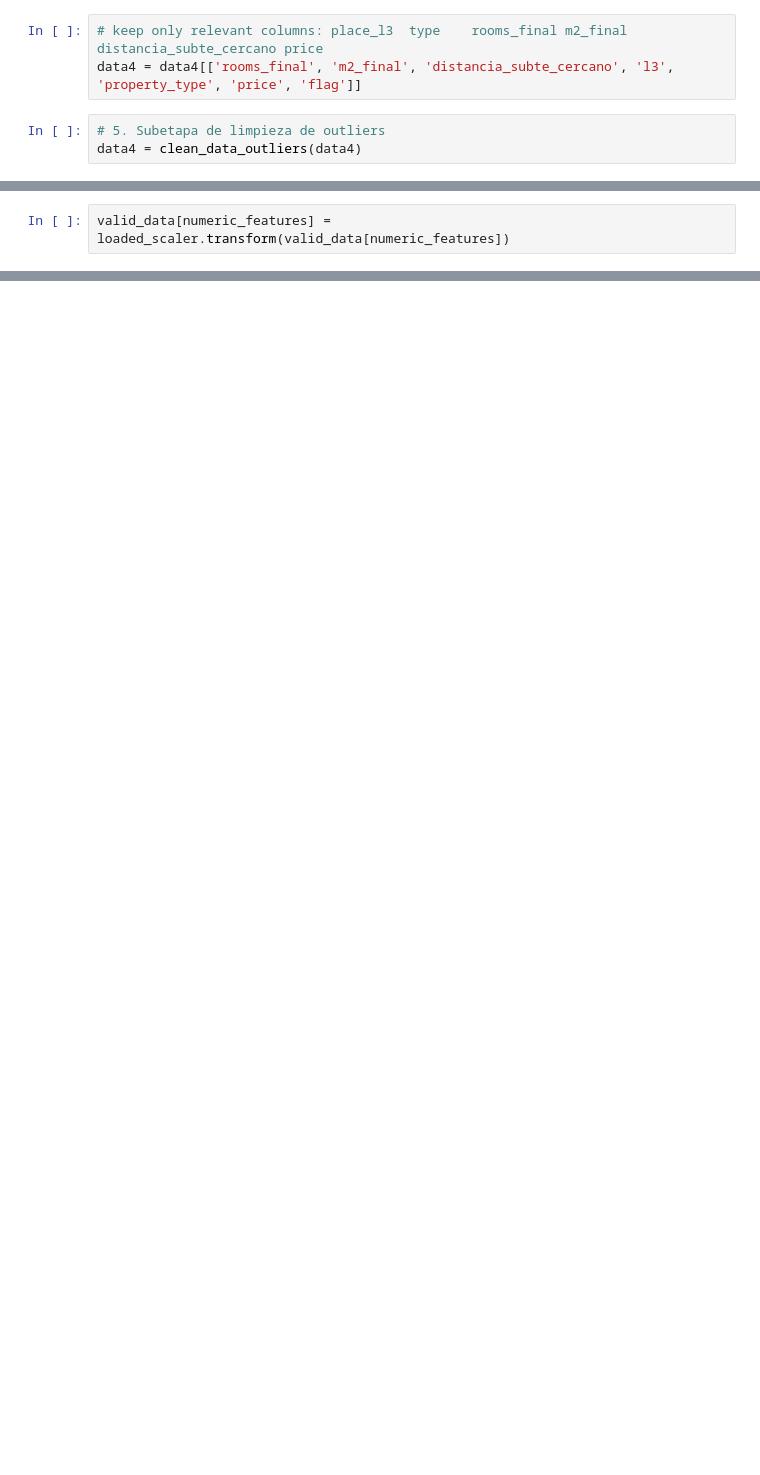
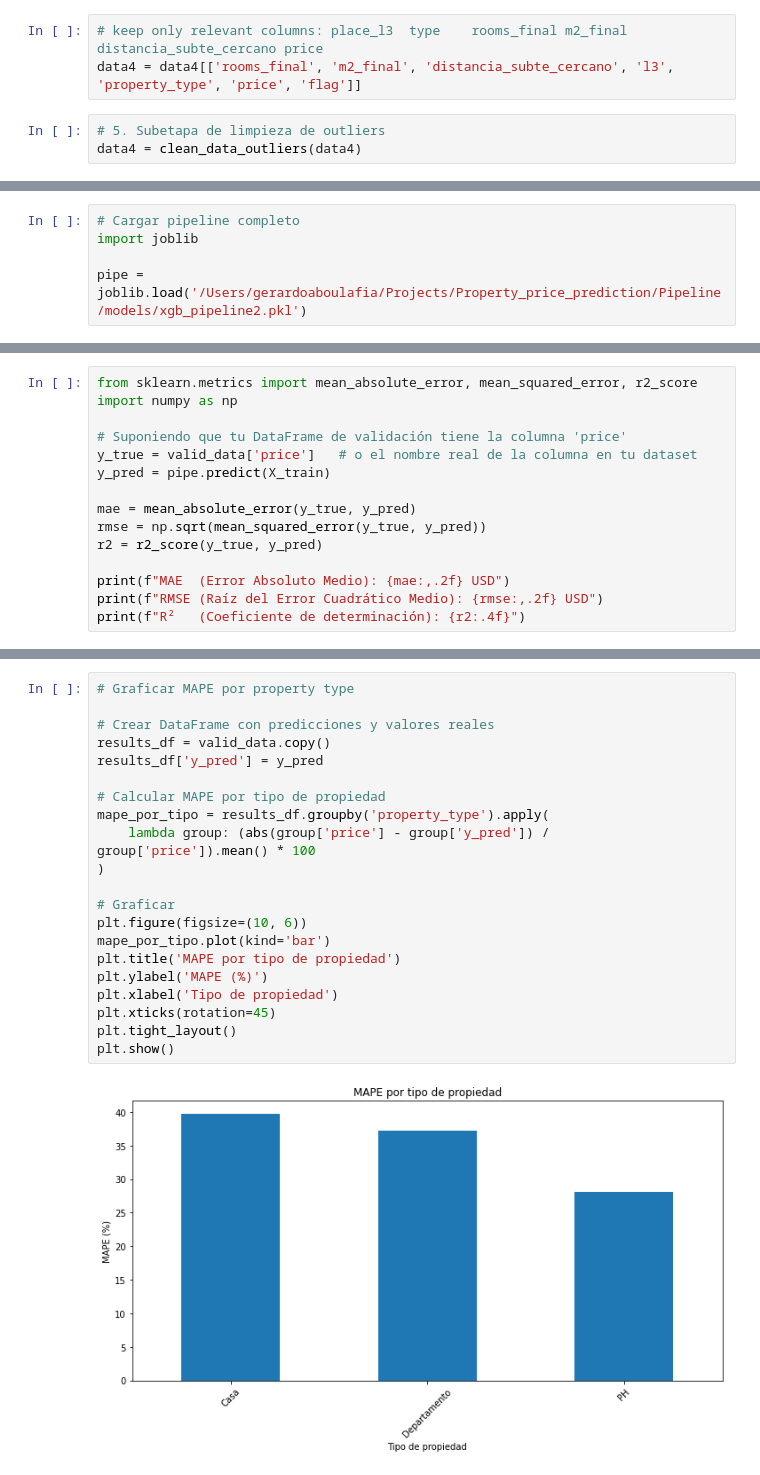
Before and after one commit to gerardoaboulafia/Property_price_prediction, a Jupyter notebook: Pipeline/test_pipeline.ipynb, the cells around one changed output, grey strips where cells are left out. Saved outputs shown, nothing was run; the diff lists cells and outputs as text; blank space fills up the shorter version.

```diff
--- a/Pipeline/test_pipeline.ipynb
+++ b/Pipeline/test_pipeline.ipynb
@@ -201,2 +193,0 @@ with open ('/Users/gerardoaboulafia/Projects/Property_price_prediction/Pipeline/
-# %%
-valid_data[numeric_features] = loaded_scaler.transform(valid_data[numeric_features])
@@ -226,0 +236,5 @@ Index(['rooms_final', 'm2_final', 'distancia_subte_cercano', 'l3',
+# %%
+# Cargar pipeline completo
+import joblib
+
+pipe = joblib.load('/Users/gerardoaboulafia/Projects/Property_price_prediction/Pipeline/models/xgb_pipeline2.pkl')
@@ -226,0 +245,15 @@ Index(['rooms_final', 'm2_final', 'distancia_subte_cercano', 'l3',
+# %%
+from sklearn.metrics import mean_absolute_error, mean_squared_error, r2_score
+import numpy as np
+
+# Suponiendo que tu DataFrame de validación tiene la columna 'price'
+y_true = valid_data['price']   # o el nombre real de la columna en tu dataset
+y_pred = pipe.predict(X_train)
+
+mae = mean_absolute_error(y_true, y_pred)
+rmse = np.sqrt(mean_squared_error(y_true, y_pred))
+r2 = r2_score(y_true, y_pred)
+
+print(f"MAE  (Error Absoluto Medio): {mae:,.2f} USD")
+print(f"RMSE (Raíz del Error Cuadrático Medio): {rmse:,.2f} USD")
+print(f"R²   (Coeficiente de determinación): {r2:.4f}")
@@ -226,0 +275,23 @@ Index(['rooms_final', 'm2_final', 'distancia_subte_cercano', 'l3',
+# %%
+# Graficar MAPE por property type
+
+# Crear DataFrame con predicciones y valores reales
+results_df = valid_data.copy()
+results_df['y_pred'] = y_pred
+
+# Calcular MAPE por tipo de propiedad
+mape_por_tipo = results_df.groupby('property_type').apply(
+	lambda group: (abs(group['price'] - group['y_pred']) / group['price']).mean() * 100
+)
+
+# Graficar
+plt.figure(figsize=(10, 6))
+mape_por_tipo.plot(kind='bar')
+plt.title('MAPE por tipo de propiedad')
+plt.ylabel('MAPE (%)')
+plt.xlabel('Tipo de propiedad')
+plt.xticks(rotation=45)
+plt.tight_layout()
+plt.show()
+# %% [output]
+[figure, added]
```
Also changed, not shown: parts of 15 cells of this notebook, 14 other files.
